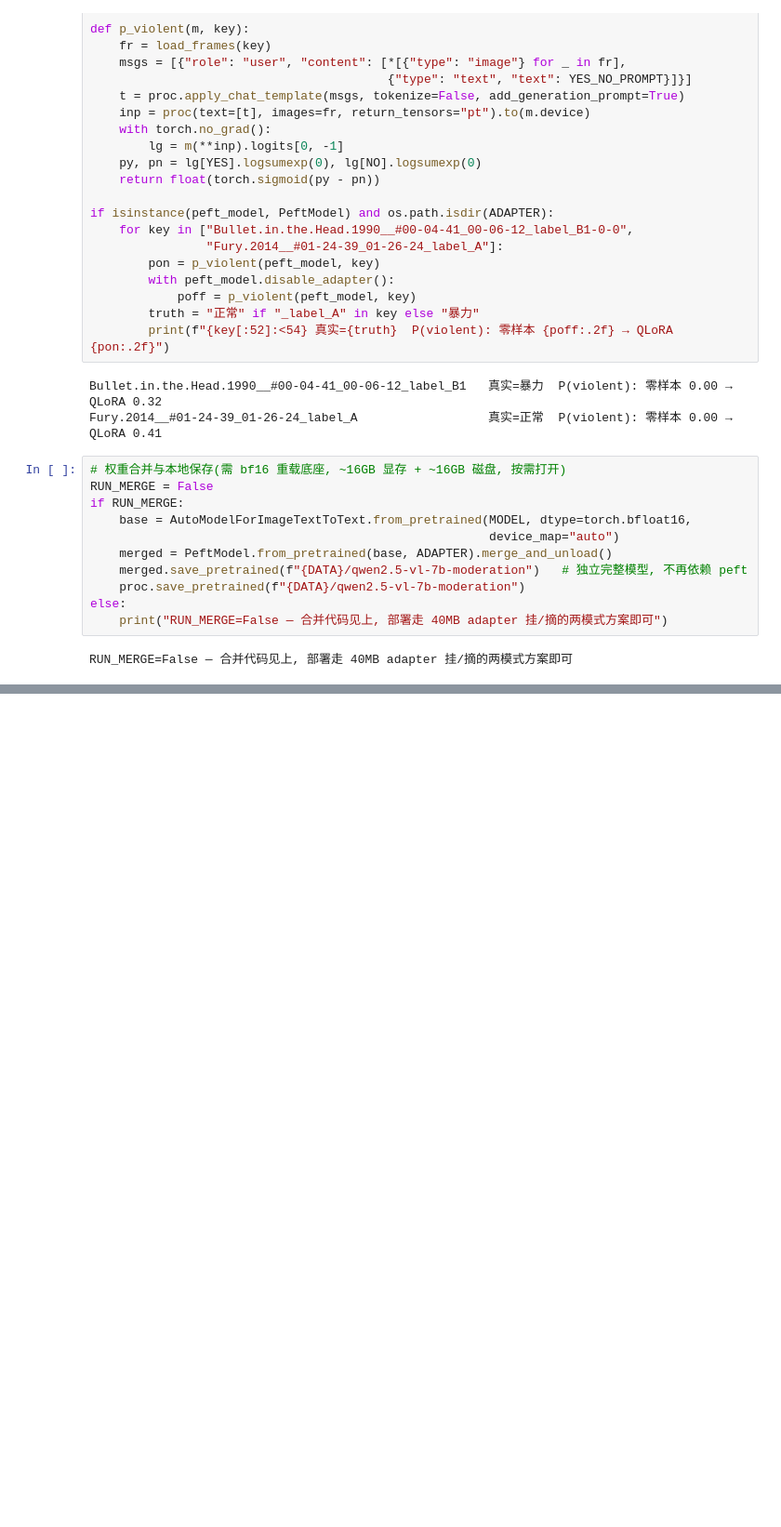
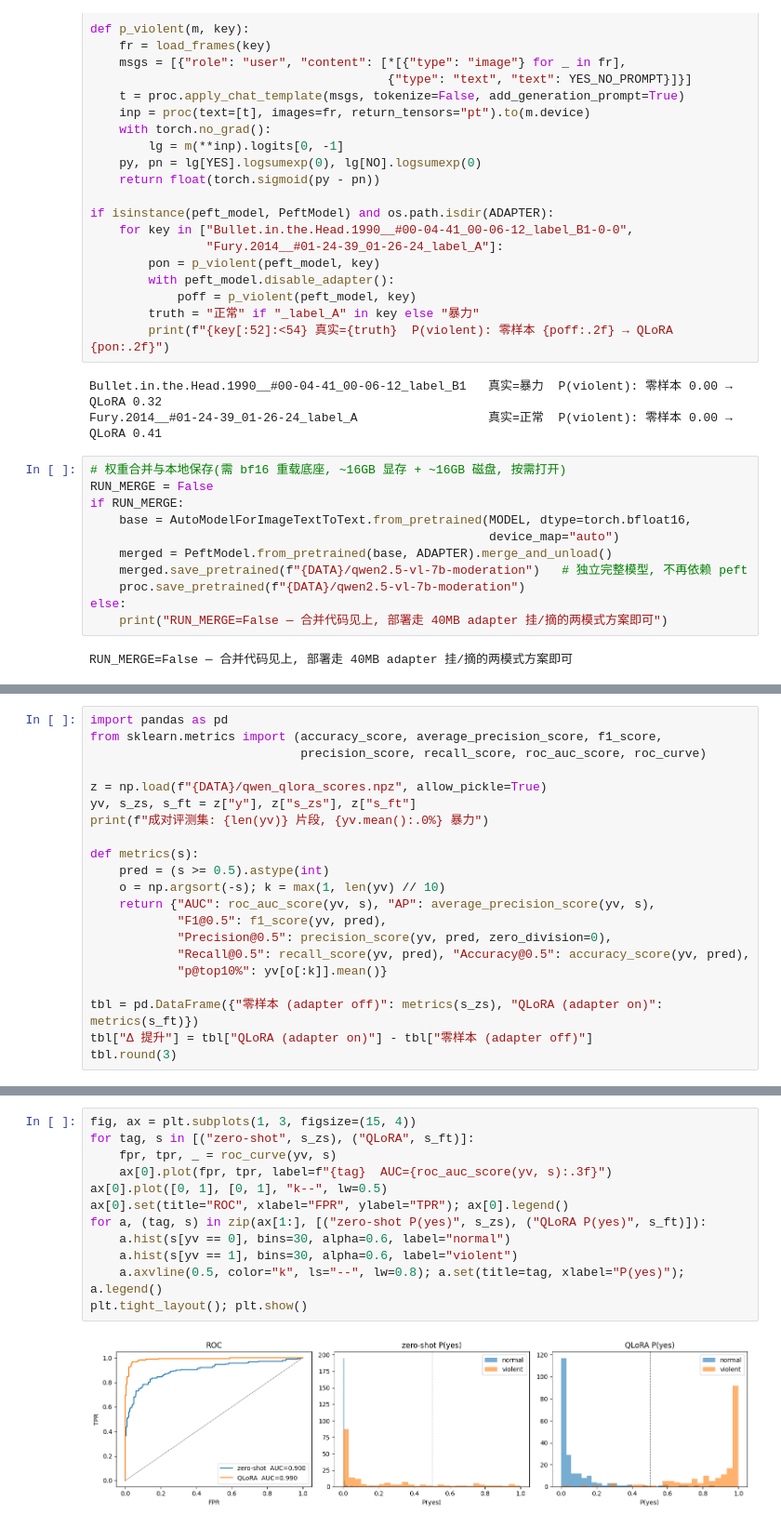
Before and after one commit to miao4ai/SentinelAI, a Jupyter notebook: docs/llm_model_experiment.ipynb, the cells around one changed output, grey strips where cells are left out. Shown at 93% size. Drawn from its saved outputs; the diff is of its cells as text; blank space fills up the shorter version.

```diff
--- a/docs/llm_model_experiment.ipynb
+++ b/docs/llm_model_experiment.ipynb
@@ -333,0 +349,21 @@ RUN_MERGE=False — 合并代码见上, 部署走 40MB adapter 挂/摘的两模
+# %%
+import pandas as pd
+from sklearn.metrics import (accuracy_score, average_precision_score, f1_score,
+                             precision_score, recall_score, roc_auc_score, roc_curve)
+
+z = np.load(f"{DATA}/qwen_qlora_scores.npz", allow_pickle=True)
+yv, s_zs, s_ft = z["y"], z["s_zs"], z["s_ft"]
+print(f"成对评测集: {len(yv)} 片段, {yv.mean():.0%} 暴力")
+
+def metrics(s):
+    pred = (s >= 0.5).astype(int)
+    o = np.argsort(-s); k = max(1, len(yv) // 10)
+    return {"AUC": roc_auc_score(yv, s), "AP": average_precision_score(yv, s),
+            "F1@0.5": f1_score(yv, pred),
+            "Precision@0.5": precision_score(yv, pred, zero_division=0),
+            "Recall@0.5": recall_score(yv, pred), "Accuracy@0.5": accuracy_score(yv, pred),
+            "p@top10%": yv[o[:k]].mean()}
+
+tbl = pd.DataFrame({"零样本 (adapter off)": metrics(s_zs), "QLoRA (adapter on)": metrics(s_ft)})
+tbl["Δ 提升"] = tbl["QLoRA (adapter on)"] - tbl["零样本 (adapter off)"]
+tbl.round(3)
@@ -333,0 +380,14 @@ RUN_MERGE=False — 合并代码见上, 部署走 40MB adapter 挂/摘的两模
+# %%
+fig, ax = plt.subplots(1, 3, figsize=(15, 4))
+for tag, s in [("zero-shot", s_zs), ("QLoRA", s_ft)]:
+    fpr, tpr, _ = roc_curve(yv, s)
+    ax[0].plot(fpr, tpr, label=f"{tag}  AUC={roc_auc_score(yv, s):.3f}")
+ax[0].plot([0, 1], [0, 1], "k--", lw=0.5)
+ax[0].set(title="ROC", xlabel="FPR", ylabel="TPR"); ax[0].legend()
+for a, (tag, s) in zip(ax[1:], [("zero-shot P(yes)", s_zs), ("QLoRA P(yes)", s_ft)]):
+    a.hist(s[yv == 0], bins=30, alpha=0.6, label="normal")
+    a.hist(s[yv == 1], bins=30, alpha=0.6, label="violent")
+    a.axvline(0.5, color="k", ls="--", lw=0.8); a.set(title=tag, xlabel="P(yes)"); a.legend()
+plt.tight_layout(); plt.show()
+# %% [output]
+[figure, added]
```
Also changed, not shown: parts of 3 cells of this notebook.
